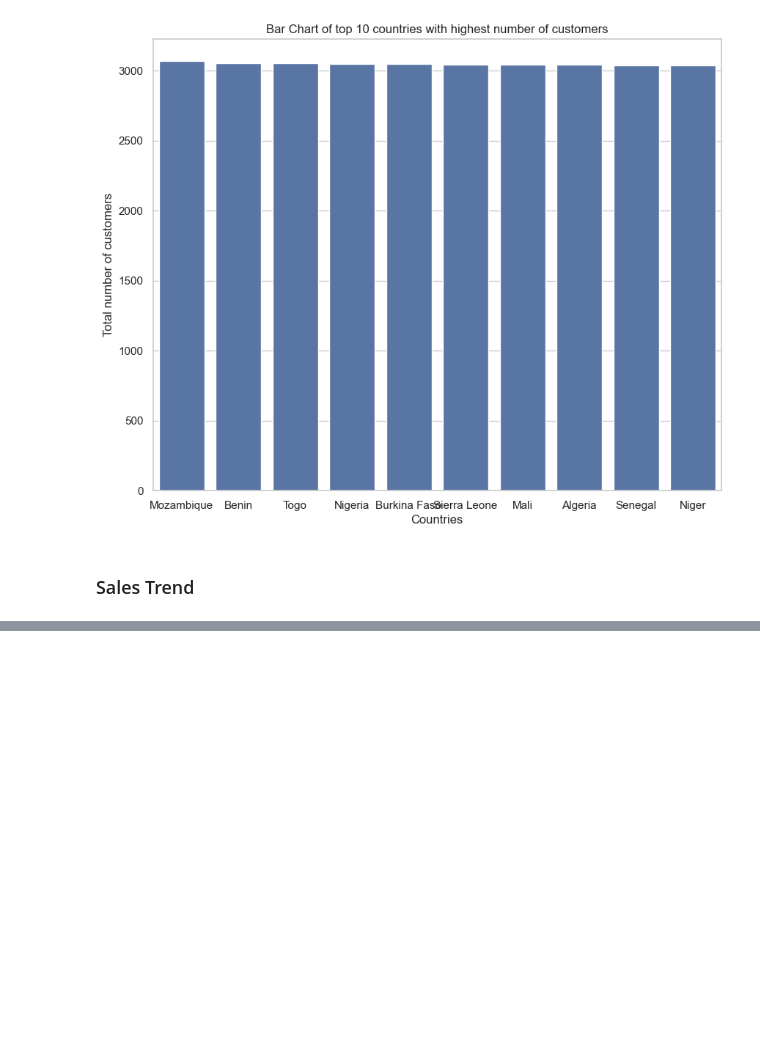
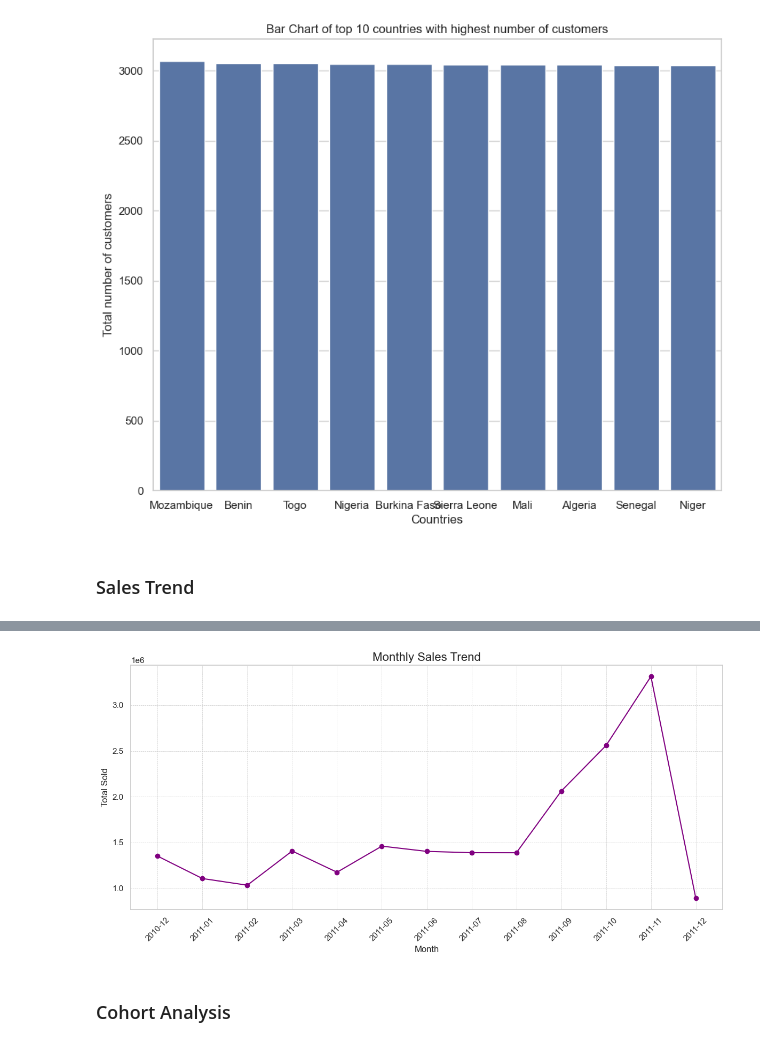
Before and after one commit to tai-dauda/Ecommerce_Cohort_Analysis, a Jupyter notebook: notebooks/Untitled.ipynb, the cells around one changed output, grey strips where cells are left out. Saved outputs shown, nothing was run; the diff lists cells and outputs as text; code cells hidden in the pictures; blank space fills up the shorter version.

Commit message:
Data Loaded

```diff
--- a/notebooks/Untitled.ipynb
+++ b/notebooks/Untitled.ipynb
@@ -225,3 +225,7 @@ plt.show()
 [figure]
 # %% [markdown]
 ### Sales Trend
+# %%
+#Visualize Monthly Sales
+monthly_sales = data.groupby(data['InvoiceDate'].dt.to_period('M'))['Quantity'].sum()
+monthly_sales
@@ -227,0 +248,22 @@ plt.show()
+# %%
+# Convert PeriodIndex to string for plotting
+monthly_sales.index = monthly_sales.index.astype(str)
+
+# Plot the line chart
+plt.figure(figsize=(12, 6))
+plt.plot(monthly_sales.index, monthly_sales.values, marker='o', linestyle='-', color='purple')
+
+# Add chart details
+plt.title('Monthly Sales Trend', fontsize=16)
+plt.xlabel('Month', fontsize=12)
+plt.ylabel('Total Sold', fontsize=12)
+plt.xticks(rotation=45)
+plt.grid(True, linestyle='--', linewidth=0.5)
+
+# Show the plot
+plt.tight_layout()
+plt.show()
+# %% [output]
+[figure, added]
+# %% [markdown]
+### Cohort Analysis
```
Also changed, not shown: parts of 27 cells of this notebook.
